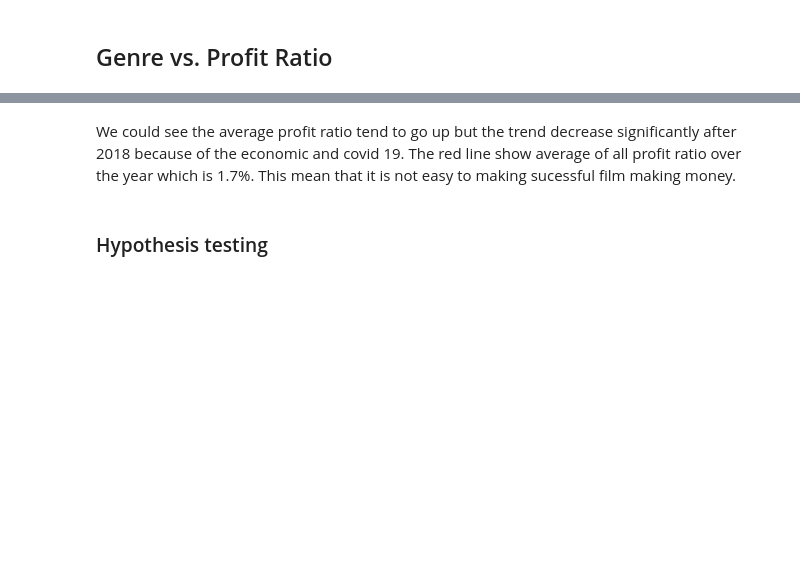
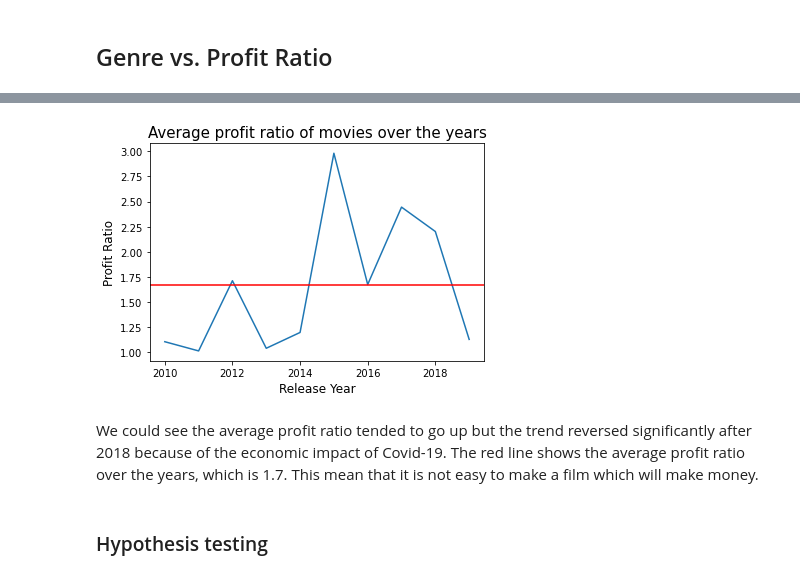
Before and after one commit to cLineman/CapStoneProject, a Jupyter notebook: FinalProduct.ipynb, the cells around one changed output, grey strips where cells are left out. Cells and saved outputs as stored; diff of their text form; code cells hidden in the pictures; blank space fills up the shorter version.

```diff
--- a/FinalProduct.ipynb
+++ b/FinalProduct.ipynb
@@ -389,16 +390,17 @@ In terms of the number of releases worldwide, dramas,comedies,action top the lis
 # %%
-
 df_split_genre['start_year']= df_split_genre['release_date'].dt.year
 gross_mean= df_split_genre.groupby(dataset['start_year'])['profit_ratio'].mean()
 #print(gross_mean)
 plt.plot(gross_mean)
 plt.axhline(df_split_genre['profit_ratio'].mean(), color ='red')
-plt.title('Average profit ratio  movie over the Years', size=15);
-plt.xlabel('Released year', size=12)
-plt.ylabel('Percent', size=12)
+plt.title('Average profit ratio of movies over the years', size=15);
+plt.xlabel('Release Year', size=12)
+plt.ylabel('Profit Ratio', size=12)
 plt.legend;
+# %% [output]
+[figure, added]
 # %% [markdown]
-We could see the average profit ratio tend to go up but the trend decrease significantly after 2018 because of the economic and covid 19. The red line show average of all profit ratio over the year which is 1.7%. This mean that it is not easy to making sucessful film making money.
+We could see the average profit ratio tended to go up but the trend reversed significantly after 2018 because of the economic impact of Covid-19. The red line shows the average profit ratio over the years, which is 1.7. This mean that it is not easy to make a film which will make money.
 # %% [markdown]
 ### Hypothesis testing
 # %%
```
Also changed, not shown: parts of 35 cells of this notebook.
